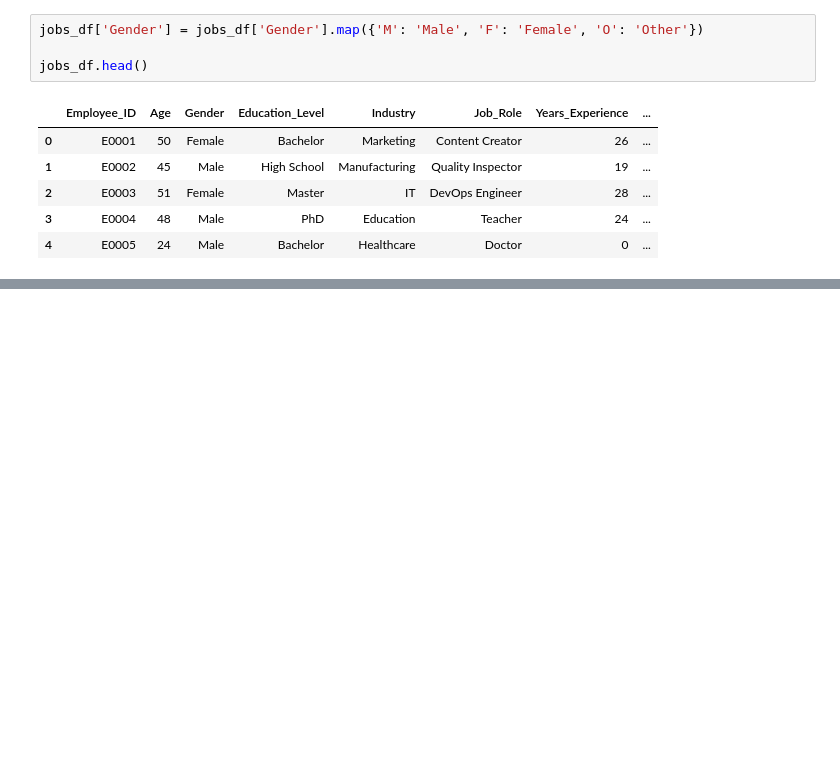
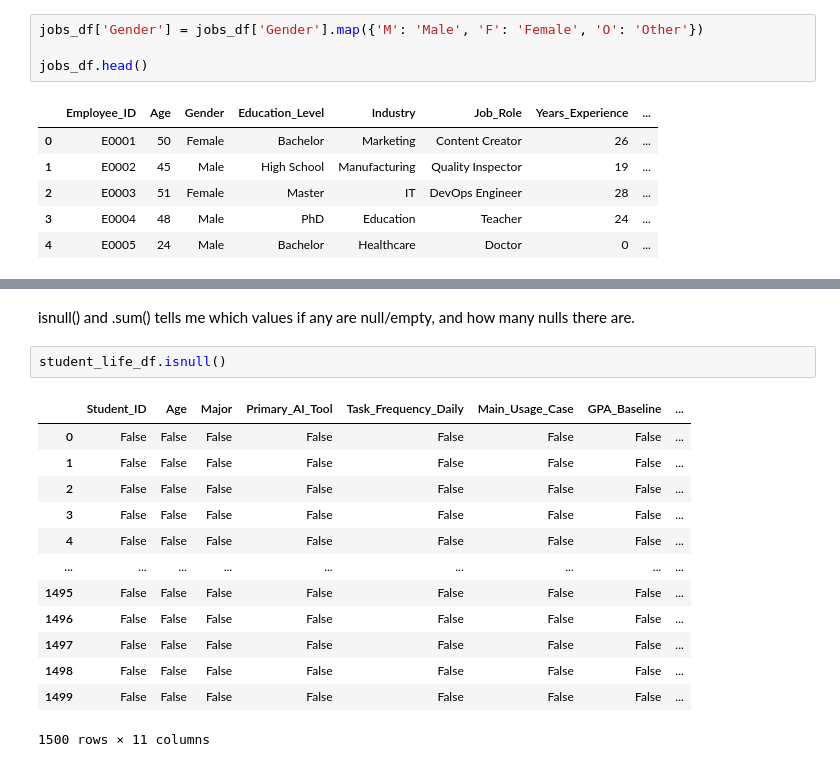
Before and after one commit to mjhess01/AI-Education-Analysis, a Jupyter notebook: Notebooks/dataset_exploration.ipynb, the cells around one changed output, grey strips where cells are left out. Cells and saved outputs as stored; diff of their text form; blank space fills up the shorter version.

```diff
--- a/Notebooks/dataset_exploration.ipynb
+++ b/Notebooks/dataset_exploration.ipynb
@@ -246,0 +280,18 @@ jobs_df.head()
+# %% [markdown]
+isnull() and .sum() tells me which values if any are null/empty, and how many nulls there are.
+# %%
+student_life_df.isnull()
+# %% [output]
+|  | Student_ID | Age | Major | Primary_AI_Tool | Task_Frequency_Daily | Main_Usage_Case | GPA_Baseline | ... |
+| 0 | False | False | False | False | False | False | False | ... |
+| 1 | False | False | False | False | False | False | False | ... |
+| 2 | False | False | False | False | False | False | False | ... |
+| 3 | False | False | False | False | False | False | False | ... |
+| 4 | False | False | False | False | False | False | False | ... |
+| ... | ... | ... | ... | ... | ... | ... | ... | ... |
+| 1495 | False | False | False | False | False | False | False | ... |
+| 1496 | False | False | False | False | False | False | False | ... |
+| 1497 | False | False | False | False | False | False | False | ... |
+| 1498 | False | False | False | False | False | False | False | ... |
+| 1499 | False | False | False | False | False | False | False | ... |
+1500 rows × 11 columns
```
Also changed, not shown: parts of 25 cells of this notebook.
